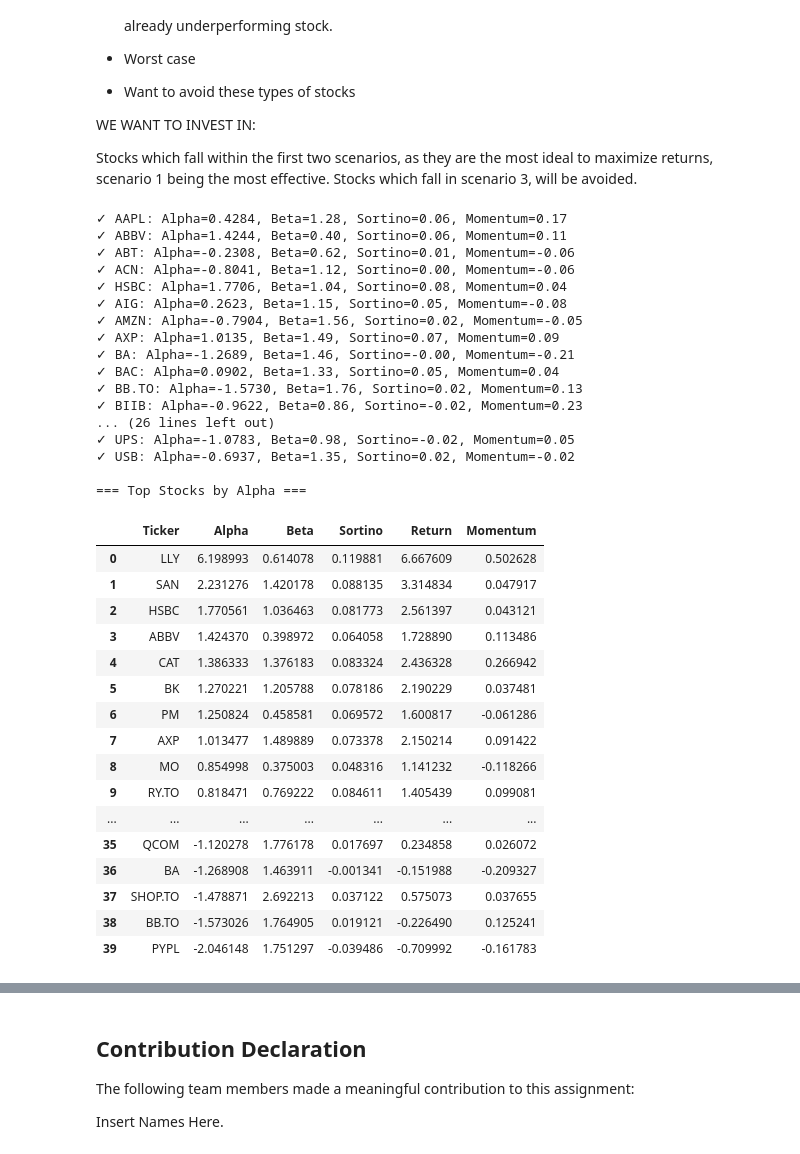
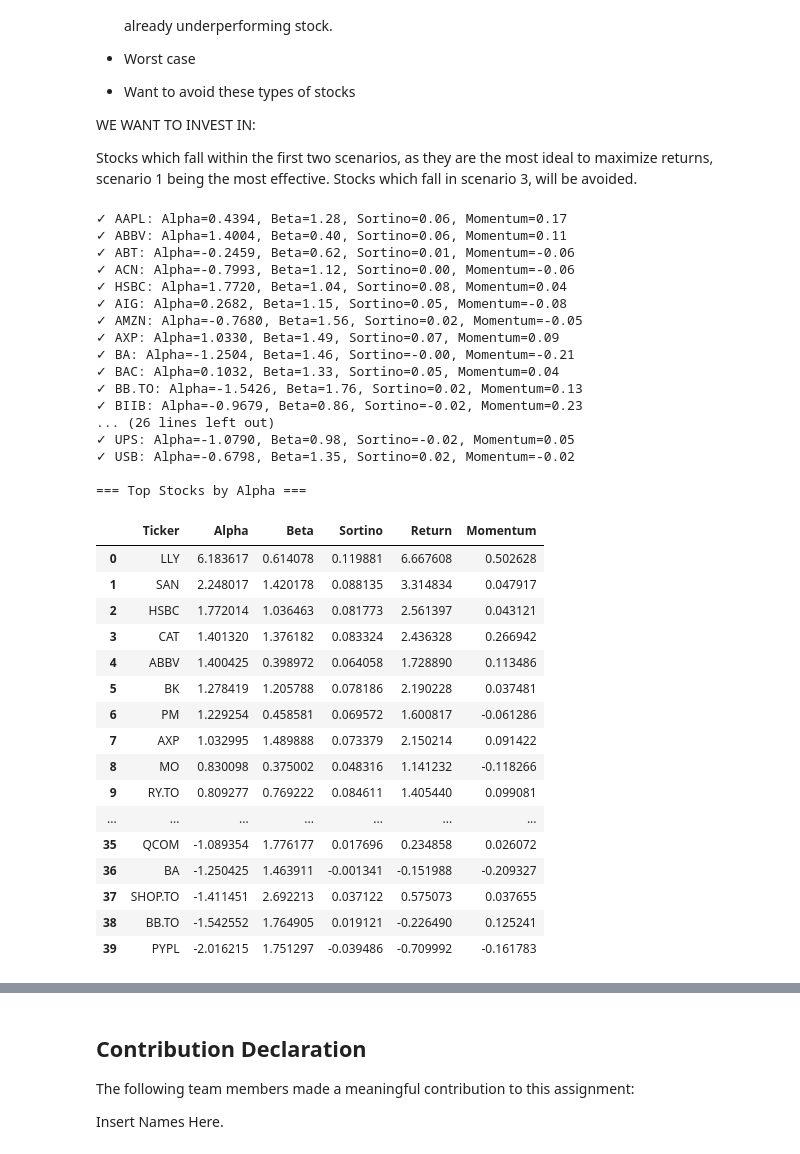
Before and after one commit to aadya-khanna/cfm-team-assignment, a Jupyter notebook: Team_14_Assignment.ipynb, the cells around one changed output, grey strips where cells are left out. Drawn from its saved outputs; the diff is of its cells as text; code cells hidden in the pictures.

```diff
--- a/Team_14_Assignment.ipynb
+++ b/Team_14_Assignment.ipynb
@@ -382,7 +383,8 @@ sp500_aligned, tsx_aligned = sp500.align(tsx, join='inner')
 benchmark_prices = (sp500_aligned + tsx_aligned) / 2
 benchmark_returns = benchmark_prices.pct_change().dropna()
 
-risk_free_rate = 0.04 / 252  # Daily risk-free rate assuming 4% annual
+risk_free_rate_sortino = 0.04 / 252  # Daily risk-free rate assuming 4% annual
+risk_free_rate_alpha = 0.04  # Annual risk-free rate for alpha calculation
 market_actual_return = (benchmark_prices.iloc[-1] / benchmark_prices.iloc[0]) - 1
 
 ## Will build loop though stock_data[] and as it goes through each ticker we can calculate the relevant metrics for those tickers
@@ -399,68 +401,68 @@ for ticker in tickers_list:
 
 
     stock_actual_return = (stock_close.iloc[-1] / stock_close.iloc[0]) - 1
-    alpha = calc_alpha(stock_actual_return, risk_free_rate, market_actual_return, beta)
+    alpha = calc_alpha(stock_actual_return, risk_free_rate_alpha, market_actual_return, beta)
 
-    sortino = calc_sortino(stock_returns, risk_free_rate)
+    sortino = calc_sortino(stock_returns, risk_free_rate_sortino)
     momentum = calc_momentum(stock_close, period=63) #3 months
 
     # Append to results list
     alpha_results.append({
         'Ticker': ticker,
         'Alpha': alpha,
         'Beta': beta,
         'Sortino': sortino,
         'Return': stock_actual_return,
         'Momentum': momentum
     })
 
     print(f"✓ {ticker}: Alpha={alpha:.4f}, Beta={beta:.2f}, Sortino={sortino:.2f}, Momentum={momentum:.2f}")
 
 # Convert to DataFrame
 results_df = pd.DataFrame(alpha_results)
 
 # Sort by Alpha (highest first)
 results_df = results_df.sort_values('Alpha', ascending=False)
 
 # Display
 print("\n=== Top Stocks by Alpha ===")
 results_df.reset_index(drop=True, inplace=True)
 results_df
 # %% [output]
-✓ AAPL: Alpha=0.4284, Beta=1.28, Sortino=0.06, Momentum=0.17
-✓ ABBV: Alpha=1.4244, Beta=0.40, Sortino=0.06, Momentum=0.11
-✓ ABT: Alpha=-0.2308, Beta=0.62, Sortino=0.01, Momentum=-0.06
-✓ ACN: Alpha=-0.8041, Beta=1.12, Sortino=0.00, Momentum=-0.06
-✓ HSBC: Alpha=1.7706, Beta=1.04, Sortino=0.08, Momentum=0.04
-✓ AIG: Alpha=0.2623, Beta=1.15, Sortino=0.05, Momentum=-0.08
-✓ AMZN: Alpha=-0.7904, Beta=1.56, Sortino=0.02, Momentum=-0.05
-✓ AXP: Alpha=1.0135, Beta=1.49, Sortino=0.07, Momentum=0.09
-✓ BA: Alpha=-1.2689, Beta=1.46, Sortino=-0.00, Momentum=-0.21
-✓ BAC: Alpha=0.0902, Beta=1.33, Sortino=0.05, Momentum=0.04
-✓ BB.TO: Alpha=-1.5730, Beta=1.76, Sortino=0.02, Momentum=0.13
-✓ BIIB: Alpha=-0.9622, Beta=0.86, Sortino=-0.02, Momentum=0.23
+✓ AAPL: Alpha=0.4394, Beta=1.28, Sortino=0.06, Momentum=0.17
+✓ ABBV: Alpha=1.4004, Beta=0.40, Sortino=0.06, Momentum=0.11
+✓ ABT: Alpha=-0.2459, Beta=0.62, Sortino=0.01, Momentum=-0.06
+✓ ACN: Alpha=-0.7993, Beta=1.12, Sortino=0.00, Momentum=-0.06
+✓ HSBC: Alpha=1.7720, Beta=1.04, Sortino=0.08, Momentum=0.04
+✓ AIG: Alpha=0.2682, Beta=1.15, Sortino=0.05, Momentum=-0.08
+✓ AMZN: Alpha=-0.7680, Beta=1.56, Sortino=0.02, Momentum=-0.05
+✓ AXP: Alpha=1.0330, Beta=1.49, Sortino=0.07, Momentum=0.09
+✓ BA: Alpha=-1.2504, Beta=1.46, Sortino=-0.00, Momentum=-0.21
+✓ BAC: Alpha=0.1032, Beta=1.33, Sortino=0.05, Momentum=0.04
+✓ BB.TO: Alpha=-1.5426, Beta=1.76, Sortino=0.02, Momentum=0.13
+✓ BIIB: Alpha=-0.9679, Beta=0.86, Sortino=-0.02, Momentum=0.23
 ... (26 lines left out)
-✓ UPS: Alpha=-1.0783, Beta=0.98, Sortino=-0.02, Momentum=0.05
-✓ USB: Alpha=-0.6937, Beta=1.35, Sortino=0.02, Momentum=-0.02
+✓ UPS: Alpha=-1.0790, Beta=0.98, Sortino=-0.02, Momentum=0.05
+✓ USB: Alpha=-0.6798, Beta=1.35, Sortino=0.02, Momentum=-0.02
 
 === Top Stocks by Alpha ===
 |  | Ticker | Alpha | Beta | Sortino | Return | Momentum |
-| 0 | LLY | 6.198993 | 0.614078 | 0.119881 | 6.667609 | 0.502628 |
-| 1 | SAN | 2.231276 | 1.420178 | 0.088135 | 3.314834 | 0.047917 |
-| 2 | HSBC | 1.770561 | 1.036463 | 0.081773 | 2.561397 | 0.043121 |
-| 3 | ABBV | 1.424370 | 0.398972 | 0.064058 | 1.728890 | 0.113486 |
-| 4 | CAT | 1.386333 | 1.376183 | 0.083324 | 2.436328 | 0.266942 |
-| 5 | BK | 1.270221 | 1.205788 | 0.078186 | 2.190229 | 0.037481 |
-| 6 | PM | 1.250824 | 0.458581 | 0.069572 | 1.600817 | -0.061286 |
-| 7 | AXP | 1.013477 | 1.489889 | 0.073378 | 2.150214 | 0.091422 |
-| 8 | MO | 0.854998 | 0.375003 | 0.048316 | 1.141232 | -0.118266 |
-| 9 | RY.TO | 0.818471 | 0.769222 | 0.084611 | 1.405439 | 0.099081 |
+| 0 | LLY | 6.183617 | 0.614078 | 0.119881 | 6.667608 | 0.502628 |
+| 1 | SAN | 2.248017 | 1.420178 | 0.088135 | 3.314834 | 0.047917 |
+| 2 | HSBC | 1.772014 | 1.036463 | 0.081773 | 2.561397 | 0.043121 |
+| 3 | CAT | 1.401320 | 1.376182 | 0.083324 | 2.436328 | 0.266942 |
+| 4 | ABBV | 1.400425 | 0.398972 | 0.064058 | 1.728890 | 0.113486 |
+| 5 | BK | 1.278419 | 1.205788 | 0.078186 | 2.190228 | 0.037481 |
+| 6 | PM | 1.229254 | 0.458581 | 0.069572 | 1.600817 | -0.061286 |
+| 7 | AXP | 1.032995 | 1.489888 | 0.073379 | 2.150214 | 0.091422 |
+| 8 | MO | 0.830098 | 0.375002 | 0.048316 | 1.141232 | -0.118266 |
+| 9 | RY.TO | 0.809277 | 0.769222 | 0.084611 | 1.405440 | 0.099081 |
 | ... | ... | ... | ... | ... | ... | ... |
-| 35 | QCOM | -1.120278 | 1.776178 | 0.017697 | 0.234858 | 0.026072 |
-| 36 | BA | -1.268908 | 1.463911 | -0.001341 | -0.151988 | -0.209327 |
-| 37 | SHOP.TO | -1.478871 | 2.692213 | 0.037122 | 0.575073 | 0.037655 |
-| 38 | BB.TO | -1.573026 | 1.764905 | 0.019121 | -0.226490 | 0.125241 |
-| 39 | PYPL | -2.046148 | 1.751297 | -0.039486 | -0.709992 | -0.161783 |
+| 35 | QCOM | -1.089354 | 1.776177 | 0.017696 | 0.234858 | 0.026072 |
+| 36 | BA | -1.250425 | 1.463911 | -0.001341 | -0.151988 | -0.209327 |
+| 37 | SHOP.TO | -1.411451 | 2.692213 | 0.037122 | 0.575073 | 0.037655 |
+| 38 | BB.TO | -1.542552 | 1.764905 | 0.019121 | -0.226490 | 0.125241 |
+| 39 | PYPL | -2.016215 | 1.751297 | -0.039486 | -0.709992 | -0.161783 |
 # %%
 ##USING METRICS TO PICK TOP 10 STOCKS TO INVEST IN
 
```
Also changed, not shown: parts of 9 cells of this notebook.
